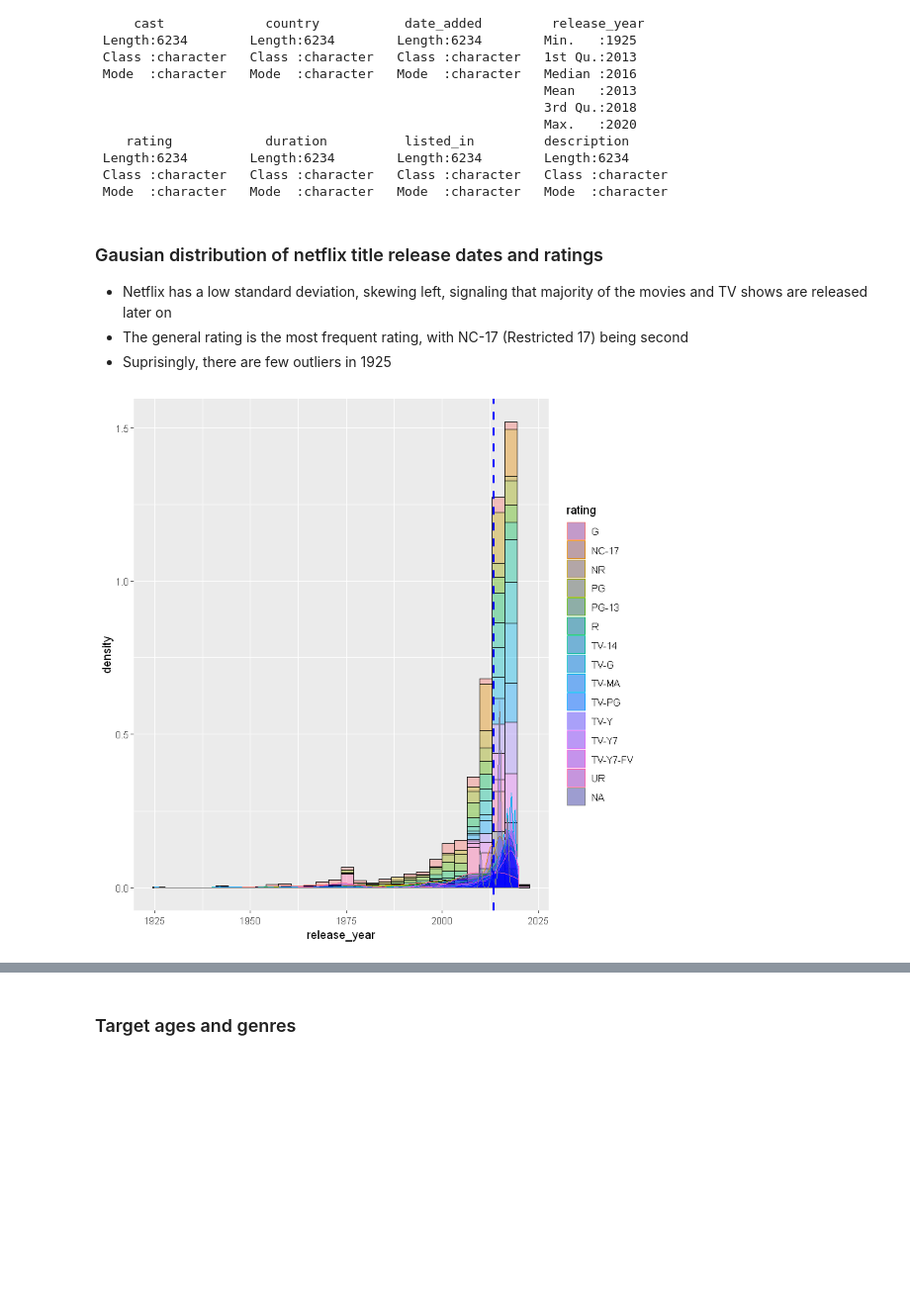
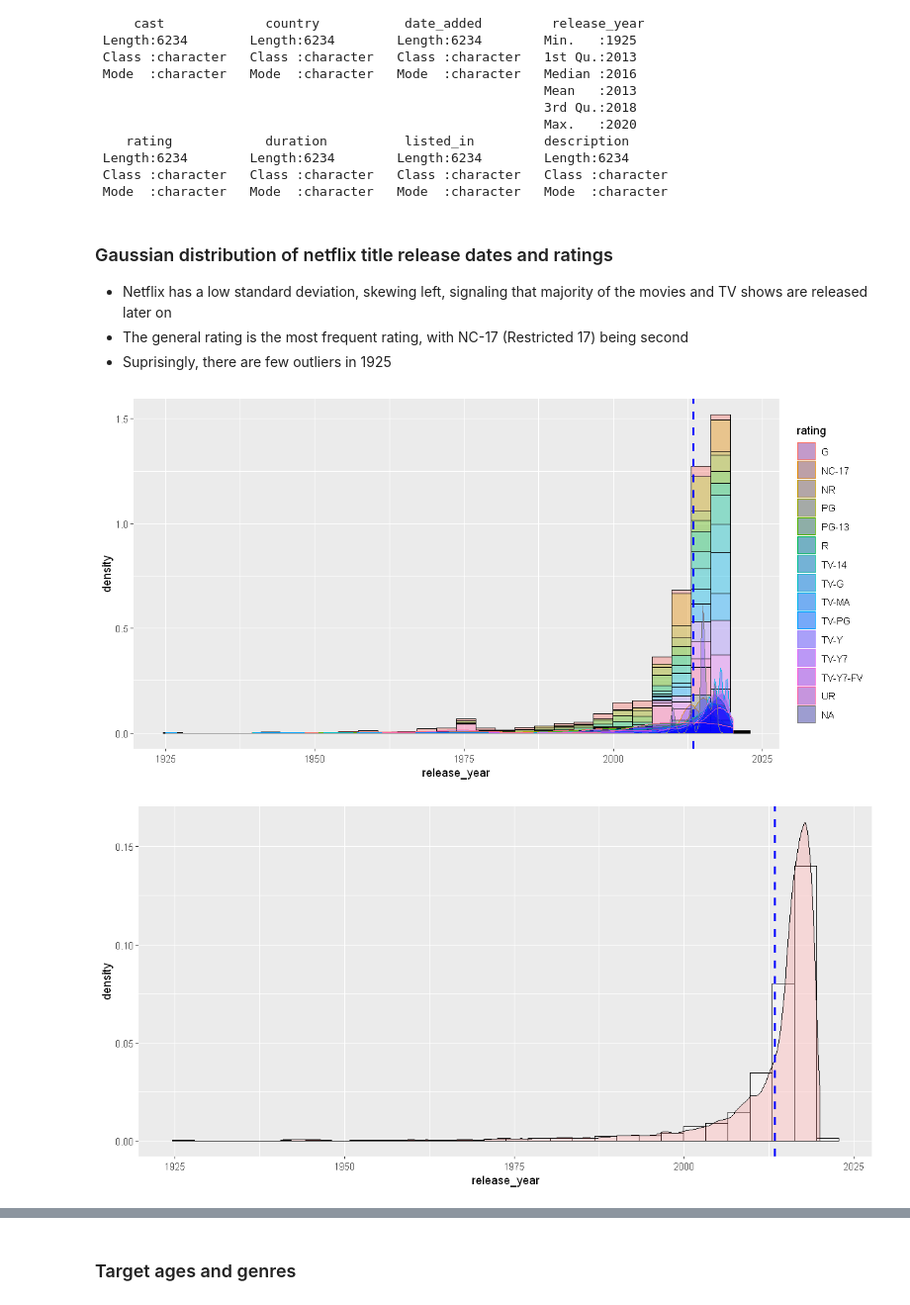
Before and after one commit to isaacshun/kaggle-projects, a Jupyter notebook: Exploratory Data Analysis (EDA) with Netflix Data.ipynb, the cells around one changed output, grey strips where cells are left out. Shown at 99% size. Drawn from its saved outputs; the diff is of its cells as text; code cells hidden in the pictures; blank space fills up the shorter version.

```diff
--- a/Exploratory Data Analysis (EDA) with Netflix Data.ipynb
+++ b/Exploratory Data Analysis (EDA) with Netflix Data.ipynb
@@ -31 +37,6 @@ cols(
+# %%
+#Create function for ggplot scaling
+fig <- function(width, height){
+     options(repr.plot.width = width, repr.plot.height = height)
+}
 # %% [markdown]
@@ -52,16 +63,25 @@ summary(df)
  Class :character   Class :character   Class :character   Class :character
  Mode  :character   Mode  :character   Mode  :character   Mode  :character
 # %% [markdown]
-### Gausian distribution of netflix title release dates and ratings
+### Gaussian distribution of netflix title release dates and ratings
 * Netflix has a low standard deviation, skewing left, signaling that majority of the movies and TV shows are released later on
 * The general rating is the most frequent rating, with NC-17 (Restricted 17) being second
 * Suprisingly, there are few outliers in 1925
 # %%
+fig(10, 5)
 p <- ggplot(df, aes(x = release_year, fill = rating, color = rating)) +
     geom_histogram(aes(y = ..density..), color = "black", bins = 30, alpha = 0.4)+
     geom_density(alpha = .2, fill = "blue")
 
 p + geom_vline(aes(xintercept=mean(release_year)),
             color="blue", linetype="dashed", size=1)
+
+p <- ggplot(df, aes(x = release_year)) +
+    geom_histogram(aes(y = ..density..), fill = "white", color = "black", bins = 30, alpha = 0.4) +
+    geom_density(alpha = .2, fill = "#FF6666")
+
+p + geom_vline(aes(xintercept=mean(release_year)),
+            color="blue", linetype="dashed", size=1)
 # %% [output]
-[figure, old version]
+[figure, new version]
+[figure, added]
```
Also changed, not shown: parts of 12 cells of this notebook.
